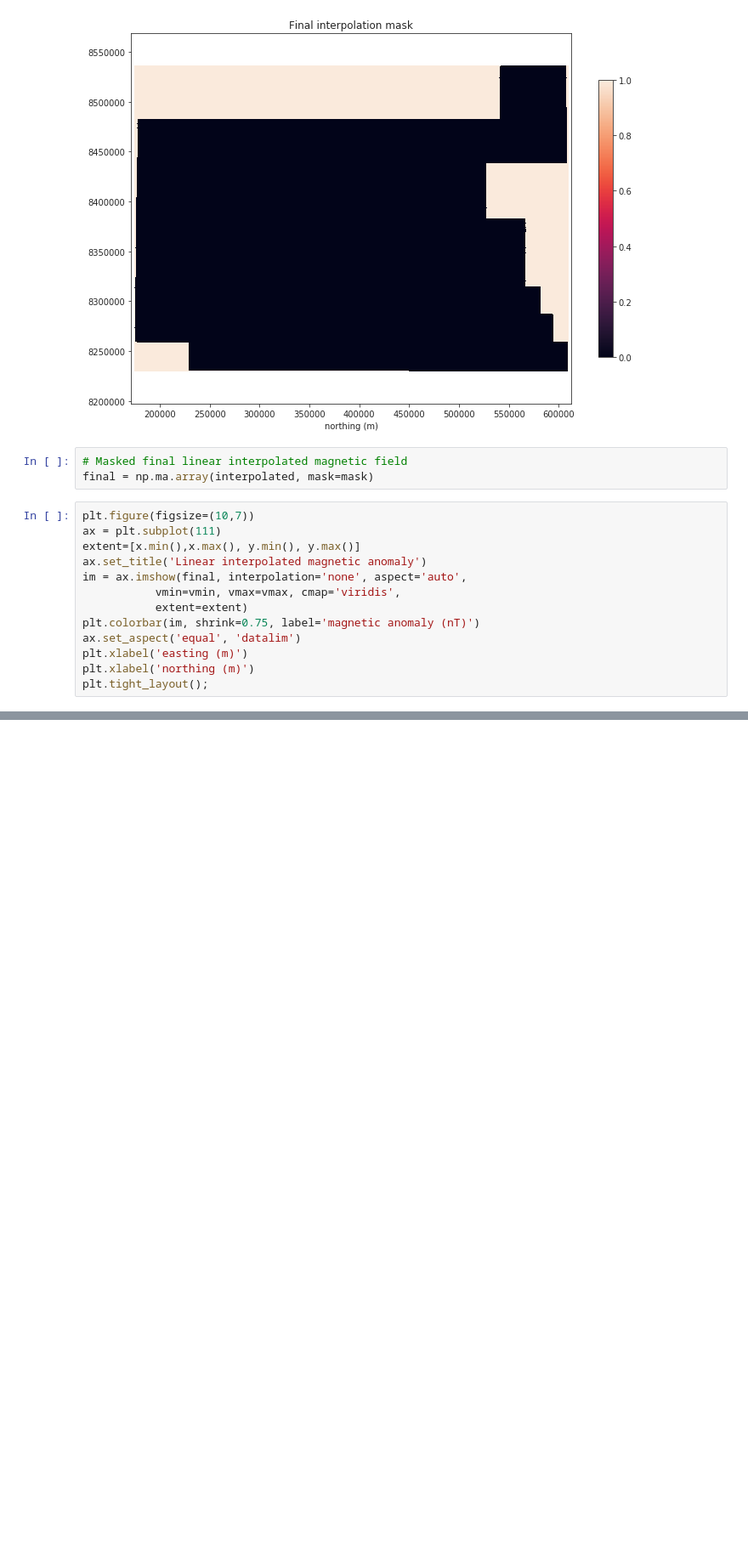
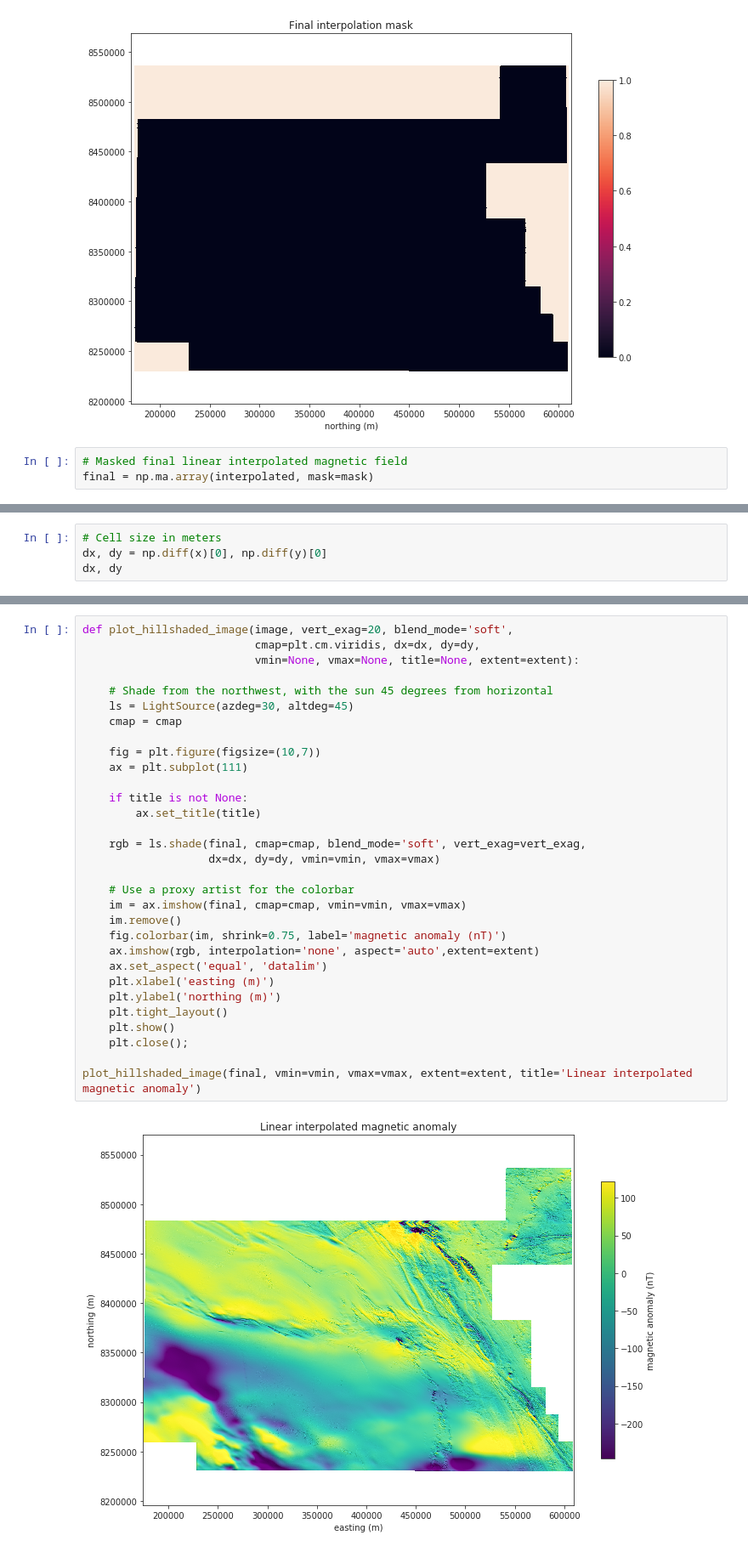
Before and after one commit to rmorel/grid-aeromag, a Jupyter notebook: notebooks/0.5-rm-linear-interpolation.ipynb, the cells around one changed output, grey strips where cells are left out. Shown at 85% size. Saved outputs shown, nothing was run; the diff lists cells and outputs as text; blank space fills up the shorter version.

Commit message:
Function to plot the interpolated image w/ hillshading

```diff
--- a/notebooks/0.5-rm-linear-interpolation.ipynb
+++ b/notebooks/0.5-rm-linear-interpolation.ipynb
@@ -110,16 +110,3 @@ plt.tight_layout();
 # %%
 # Masked final linear interpolated magnetic field
 final = np.ma.array(interpolated, mask=mask)
-# %%
-plt.figure(figsize=(10,7))
-ax = plt.subplot(111)
-extent=[x.min(),x.max(), y.min(), y.max()]
-ax.set_title('Linear interpolated magnetic anomaly')
-im = ax.imshow(final, interpolation='none', aspect='auto',
-           vmin=vmin, vmax=vmax, cmap='viridis',
-           extent=extent)
-plt.colorbar(im, shrink=0.75, label='magnetic anomaly (nT)')
-ax.set_aspect('equal', 'datalim')
-plt.xlabel('easting (m)')
-plt.xlabel('northing (m)')
-plt.tight_layout();
@@ -127,0 +115,4 @@ plt.tight_layout();
+# %%
+# Cell size in meters
+dx, dy = np.diff(x)[0], np.diff(y)[0]
+dx, dy
@@ -127,0 +121,33 @@ plt.tight_layout();
+# %%
+def plot_hillshaded_image(image, vert_exag=20, blend_mode='soft',
+                          cmap=plt.cm.viridis, dx=dx, dy=dy,
+                          vmin=None, vmax=None, title=None, extent=extent):
+
+    # Shade from the northwest, with the sun 45 degrees from horizontal
+    ls = LightSource(azdeg=30, altdeg=45)
+    cmap = cmap
+
+    fig = plt.figure(figsize=(10,7))
+    ax = plt.subplot(111)
+
+    if title is not None:
+        ax.set_title(title)
+
+    rgb = ls.shade(final, cmap=cmap, blend_mode='soft', vert_exag=vert_exag,
+                   dx=dx, dy=dy, vmin=vmin, vmax=vmax)
+
+    # Use a proxy artist for the colorbar
+    im = ax.imshow(final, cmap=cmap, vmin=vmin, vmax=vmax)
+    im.remove()
+    fig.colorbar(im, shrink=0.75, label='magnetic anomaly (nT)')
+    ax.imshow(rgb, interpolation='none', aspect='auto',extent=extent)
+    ax.set_aspect('equal', 'datalim')
+    plt.xlabel('easting (m)')
+    plt.ylabel('northing (m)')
+    plt.tight_layout()
+    plt.show()
+    plt.close();
+
+plot_hillshaded_image(final, vmin=vmin, vmax=vmax, extent=extent, title='Linear interpolated magnetic anomaly')
+# %% [output]
+[figure, added]
```
Also changed, not shown: parts of 5 cells of this notebook.
